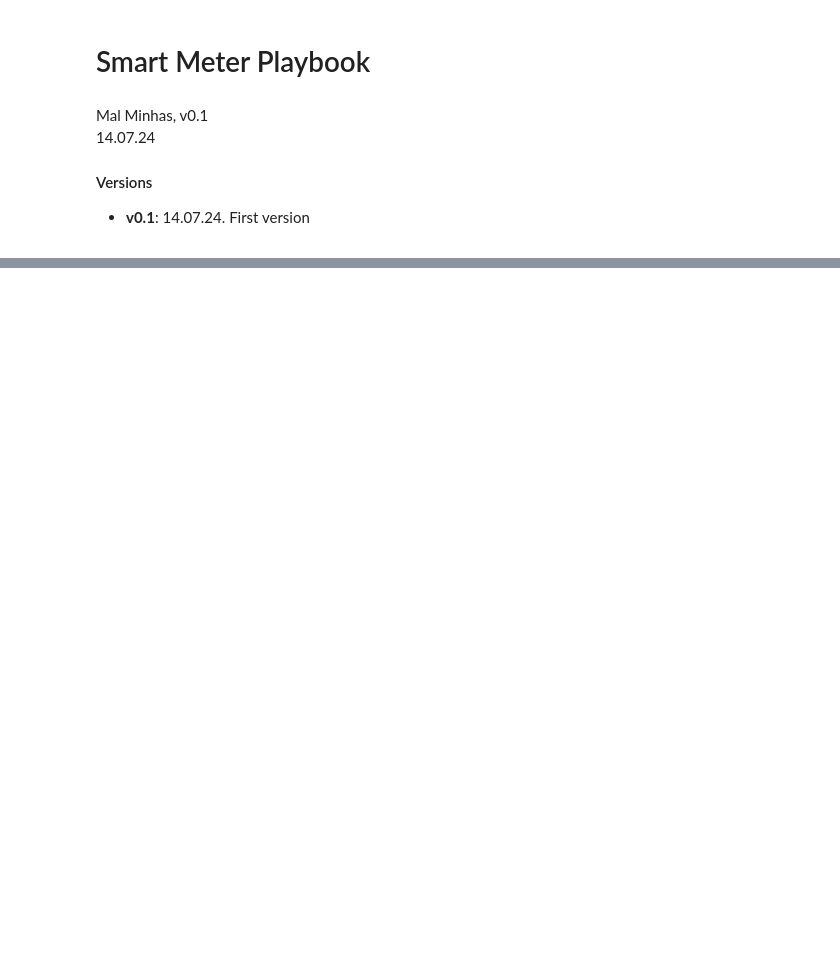
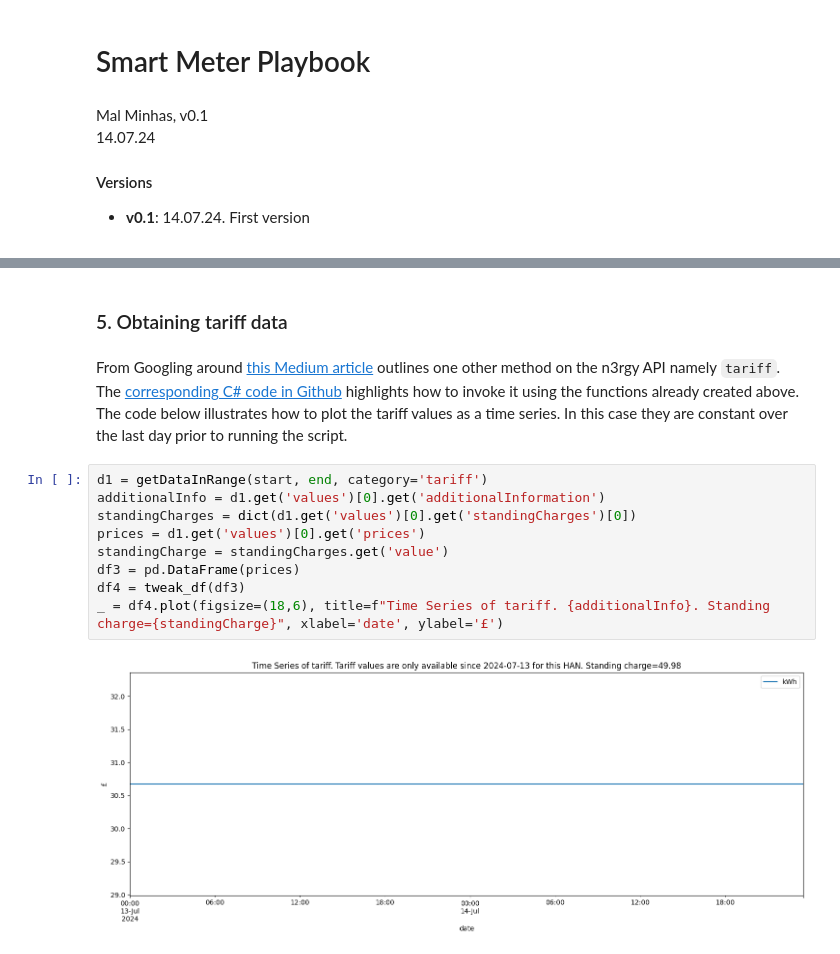
Before and after one commit to malminhas/smart-meter, a Jupyter notebook: smart-meter-playbook.ipynb, the cells around one changed output, grey strips where cells are left out. Saved outputs shown, nothing was run; the diff lists cells and outputs as text; blank space fills up the shorter version.

Commit message:
Updated notebook with more on smart meter checking

```diff
--- a/smart-meter-playbook.ipynb
+++ b/smart-meter-playbook.ipynb
@@ -106,0 +234,15 @@ plotResampledTimeSeries(period, angle)
+# %% [markdown]
+### 5. Obtaining tariff data
+# %% [markdown]
+From Googling around [this Medium article](https://medium.com/@richardr39/n3rgy-dotnet-a-net-tool-for-retrieving-n3rgy-smart-meter-data-in-the-uk-53505d78a4cc) outlines one other method on the n3rgy API namely `tariff`.  The [corresponding C# code in Github](https://github.com/rars/n3rgy-dotnet) highlights how to invoke it using the functions already created above.  The code below illustrates how to plot the tariff values as a time series.  In this case they are constant over the last day prior to running the script.
+# %%
+d1 = getDataInRange(start, end, category='tariff')
+additionalInfo = d1.get('values')[0].get('additionalInformation')
+standingCharges = dict(d1.get('values')[0].get('standingCharges')[0])
+prices = d1.get('values')[0].get('prices')
+standingCharge = standingCharges.get('value')
+df3 = pd.DataFrame(prices)
+df4 = tweak_df(df3)
+_ = df4.plot(figsize=(18,6), title=f"Time Series of tariff. {additionalInfo}. Standing charge={standingCharge}", xlabel='date', ylabel='£')
+# %% [output]
+[figure, added]
```
Also changed, not shown: parts of 31 cells of this notebook.
